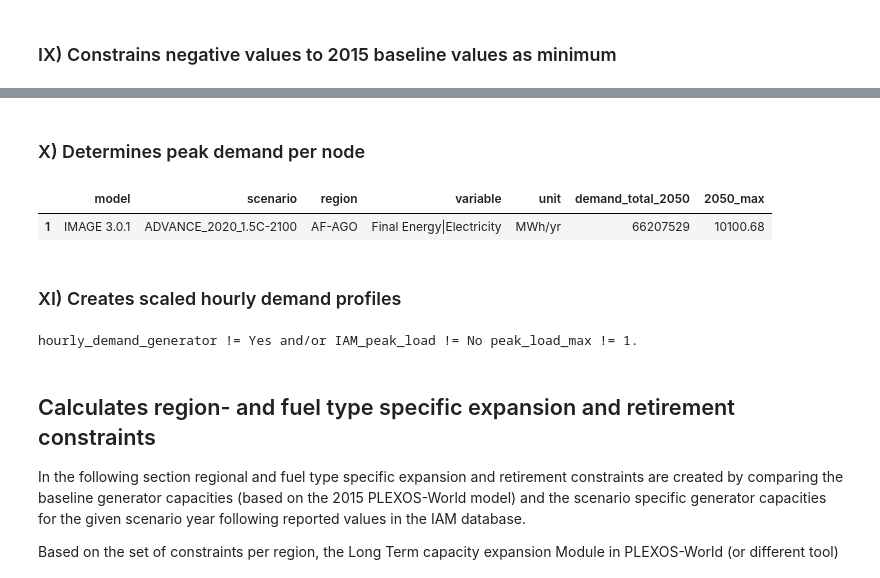
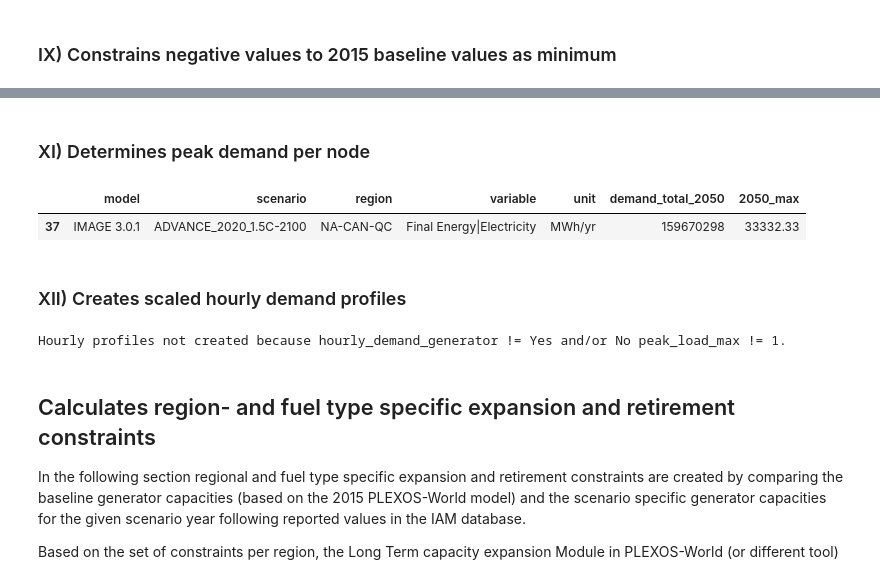
Before and after one commit to iiasa/IAM-powersystemmodel-linkage, a Jupyter notebook: IAMs - Power System Model Soft-Link.ipynb, the cells around one changed output, grey strips where cells are left out. Drawn from its saved outputs; the diff is of its cells as text; code cells hidden in the pictures.

```diff
--- a/IAMs - Power System Model Soft-Link.ipynb
+++ b/IAMs - Power System Model Soft-Link.ipynb
@@ -721,7 +749,7 @@ for a in entries:
             value.append(f'temp_{key}')
 
         #Downscales the IAM scenario electricity demand per region (key) to country level (value) by using the weights as proxy.
-        region_demand_scenario[a].downscale_region('Final Energy|Electricity' , region = key , subregions = value ,
+        region_demand_scenario[a].downscale_region(electricity_demand_type , region = key , subregions = value ,
                                                    weight = weight , append = True)
 
     #Excludes the regional values from the final IamDataFrames
@@ -795,14 +844,14 @@ for a in entries:
 
     #Drops the non-required columns and merges the 2015 and 2050 demand dataframes
     node_demand_scenario[a] = pd.merge(country_demand_losses_scenario[a][['model' , 'scenario' , 'variable' , 'unit' ,
-                                                                          f'country_{snapshot_year}_incl_losses']] ,
+                                                                          f'country_{snapshot_year}']] ,
                                        node_demand_2015[['country' , 'node' , 'share_%_country_demand']] ,
                                        left_index = True , right_on = 'country').set_index('node')
 
     #Multiplies the sub-country share of 2015 demand by the calculated 2050 demand to retrieve the 2050 final demand including
     #losses for all nodes (in MWh).
     node_demand_scenario[a][f'node_{snapshot_year}_incl_losses'
-                           ] = (node_demand_scenario[a][f'country_{snapshot_year}_incl_losses'] * \
+                           ] = (node_demand_scenario[a][f'country_{snapshot_year}'] * \
                                 node_demand_scenario[a]['share_%_country_demand']).round(2)
 
     #Filters out country rows for countries with sub-country nodes.
@@ -850,5 +950,5 @@ node_demand_scenario_final[entries[-1]].loc[node_demand_scenario_final[entries[-
 # %% [markdown]
-### X) Determines peak demand per node
+### XI) Determines peak demand per node
 # %%
 node_peak_demand_scenario = {}
 
@@ -886,67 +986,45 @@ for a in entries:
 
     #Combines 2015 and snapshot_year demand datafiles.
     node_peak_demand_scenario[a] = pd.merge(node_peak_demand_2015 , node_demand_scenario_final[a] ,
                                          left_index = True , right_index = True , how = 'right')
 
-    #Calculates and adds snapshot_year ratio_max/sum_regional if Capacity|Electricity|Peak Demand is defined for IAM.
-    if IAM_peak_load == 'Yes' and not import_region_peak_demand_scenario[a].empty:
-
-        x = pd.merge(import_region_peak_demand_scenario[a].reset_index(drop = True) ,
-                    import_region_demand_scenario[a].head(60).reset_index(drop = True)[['value']] ,
-                   left_index = True , right_index = True).rename(columns = {'region' : 'IAM_region' ,
-                                                                             'value_x' : f'{snapshot_year}_max_regional' ,
-                                                                            'value_y' : f'{snapshot_year}_sum_regional'})
-
-        x[f'{snapshot_year}_ratio_max/sum_regional'] = x[f'{snapshot_year}_max_regional'
-                                                        ] * 1000 / x[f'{snapshot_year}_sum_regional']
-
-        node_peak_demand_scenario[a] = pd.merge(node_peak_demand_scenario[a].reset_index() ,
-                                                x[[f'{snapshot_year}_ratio_max/sum_regional' , 'IAM_region' ,
-                                                   f'{snapshot_year}_max_regional' , f'{snapshot_year}_sum_regional']] ,
-                                                left_on = 'IAM_region' , right_on = 'IAM_region' , how = 'left'
-                                               ).set_index('index')
-
-        node_peak_demand_scenario[a][f'{snapshot_year}_multiplier'] = node_peak_demand_scenario[a][
-            f'{snapshot_year}_ratio_max/sum_regional'] / node_peak_demand_scenario[a][f'2015_ratio_max/sum_regional']
-
-    #If Capacity|Electricity|Peak Demand is not defined for the IAM the global uniform peak_load_max variable is used.
-    else:
-        node_peak_demand_scenario[a][f'{snapshot_year}_multiplier'] = peak_load_max
+    node_peak_demand_scenario[a][f'{snapshot_year}_multiplier'] = peak_load_max
 
     #Calculates nodal peak demand.
     node_peak_demand_scenario[a][f'{snapshot_year}_max'] = (node_peak_demand_scenario[a][
         f'node_{snapshot_year}_incl_losses'] * node_peak_demand_scenario[a][
-        f'{snapshot_year}_multiplier'] * node_peak_demand_scenario[a]['2015_ratio_max/sum']).round(2)
+        f'{snapshot_year}_multiplier'].astype(float) * node_peak_demand_scenario[a]['2015_ratio_max/sum']).round(2)
 
     #Cleans up dataframe.
-    node_peak_demand_scenario[a] = node_peak_demand_scenario[a].reset_index().rename(columns = {'index' : 'region' ,
+    node_peak_demand_scenario[a] = node_peak_demand_scenario[a].reset_index().rename(columns = {'node' : 'region' ,
                                                                                       f'node_{snapshot_year}_incl_losses' :
                                                                                       f'demand_total_{snapshot_year}'})
 
     #Adds minimum load value in case hourly demand profiles need to be generated (only possible with linear scaling).
-    if hourly_demand_generator == 'Yes' and IAM_peak_load == 'No' and peak_load_max == 1:
+    if hourly_demand_generator == 'Yes' and peak_load_max == 1:
         node_peak_demand_scenario[a][f'{snapshot_year}_min'] = (node_peak_demand_scenario[a][
-            f'demand_total_{snapshot_year}'] * node_peak_demand_scenario[a]['2015_ratio_min/sum']).round(2)
+            f'demand_total_{snapshot_year}'].astype(float) * node_peak_demand_scenario[a]['2015_ratio_min/sum'
+                                                                                         ].astype(float)).round(2)
 
     #Extracts relevant columns.
         node_peak_demand_scenario[a] = node_peak_demand_scenario[a][['model' , 'scenario' , 'region' , 'variable' ,
                                                                  'unit' , f'demand_total_{snapshot_year}',
                                                                  f'{snapshot_year}_max' , f'{snapshot_year}_min']
                                                                ].sort_values(by = ['region'])
 
     else:
         node_peak_demand_scenario[a] = node_peak_demand_scenario[a][['model' , 'scenario' , 'region' , 'variable' ,
                                                                  'unit' , f'demand_total_{snapshot_year}',
                                                                  f'{snapshot_year}_max']].sort_values(by = ['region'])
 
-node_peak_demand_scenario[a].head(1)
+node_peak_demand_scenario[entries[-1]].loc[node_peak_demand_scenario[entries[-1]]['region'] == 'NA-CAN-QC']
 # %% [output]
 |  | model | scenario | region | variable | unit | demand_total_2050 | 2050_max |
-| 1 | IMAGE 3.0.1 | ADVANCE_2020_1.5C-2100 | AF-AGO | Final Energy|Electricity | MWh/yr | 66207529 | 10100.68 |
+| 37 | IMAGE 3.0.1 | ADVANCE_2020_1.5C-2100 | NA-CAN-QC | Final Energy|Electricity | MWh/yr | 159670298 | 33332.33 |
 # %% [markdown]
-### XI) Creates scaled hourly demand profiles
+### XII) Creates scaled hourly demand profiles
 # %%
-if hourly_demand_generator == 'Yes' and IAM_peak_load == 'No' and peak_load_max == 1:
+if hourly_demand_generator == 'Yes' and peak_load_max == 1:
 
     hourly_demand_scaled = {}
 
@@ -971,9 +1049,9 @@ if hourly_demand_generator == 'Yes' and IAM_peak_load == 'No' and peak_load_max
 
 else:
 
-    print('hourly_demand_generator != Yes and/or IAM_peak_load != No peak_load_max != 1.')
+    print('Hourly profiles not created because hourly_demand_generator != Yes and/or No peak_load_max != 1.')
 # %% [output]
-hourly_demand_generator != Yes and/or IAM_peak_load != No peak_load_max != 1.
+Hourly profiles not created because hourly_demand_generator != Yes and/or No peak_load_max != 1.
 # %% [markdown]
 ## Calculates region- and fuel type specific expansion and retirement constraints
 In the following section regional and fuel type specific expansion and retirement constraints are created by comparing the baseline generator capacities (based on the 2015 PLEXOS-World model) and the scenario specific generator capacities for the given scenario year following reported values in the IAM database.
```
Also changed, not shown: parts of 11 cells of this notebook.
